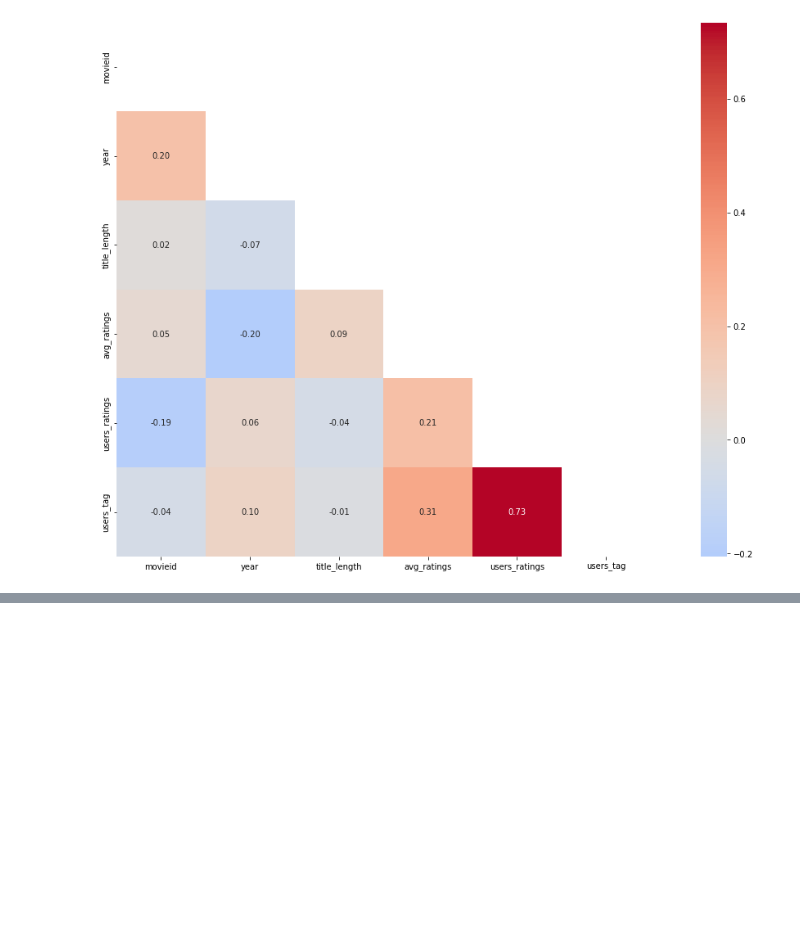
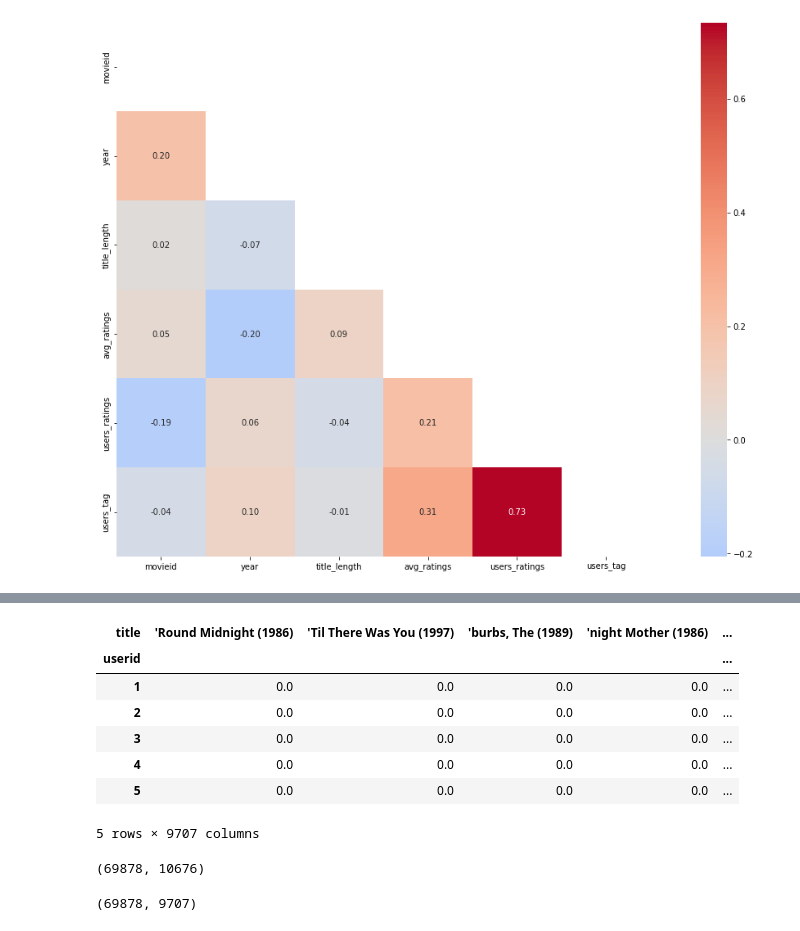
Before and after one commit to camilocbarrera/rs-project, a Jupyter notebook: preprocessing_data.ipynb, the cells around one changed output, grey strips where cells are left out. Cells and saved outputs as stored; diff of their text form; code cells hidden in the pictures; blank space fills up the shorter version.

```diff
--- a/preprocessing_data.ipynb
+++ b/preprocessing_data.ipynb
@@ -16,4 +16,4 @@ os.listdir()
 # %%
-df_movies = pd.read_csv('movies.dat', header=None, sep='::')
-df_ratings = pd.read_csv('ratings.dat', header=None, sep='::')
-df_tags = pd.read_csv('tags.dat', header=None, sep='::')
+df_movies = pd.read_csv('datasets/ml-10m/ml-10M100K/movies.dat', header=None, sep='::')
+df_ratings = pd.read_csv('datasets/ml-10m/ml-10M100K/ratings.dat', header=None, sep='::')
+df_tags = pd.read_csv('datasets/ml-10m/ml-10M100K/tags.dat', header=None, sep='::')
@@ -287,0 +307,2 @@ movies_feature_df.head()
+# %%
+df_movies_users_ratings = pd.merge(df_movies,df_ratings).drop(['timestamp','genres','movieid'],axis=1)
@@ -287,0 +318,17 @@ movies_feature_df.head()
+# %%
+user_ratings = df_movies_users_ratings.pivot_table(index='userid',columns=['title'],values='rating')
+# %%
+user_ratings.head()
+# %% [output]
+| title | 'Round Midnight (1986) | 'Til There Was You (1997) | 'burbs, The (1989) | 'night Mother (1986) | ... |
+| userid |  |  |  |  | ... |
+| 1 | 0.0 | 0.0 | 0.0 | 0.0 | ... |
+| 2 | 0.0 | 0.0 | 0.0 | 0.0 | ... |
+| 3 | 0.0 | 0.0 | 0.0 | 0.0 | ... |
+| 4 | 0.0 | 0.0 | 0.0 | 0.0 | ... |
+| 5 | 0.0 | 0.0 | 0.0 | 0.0 | ... |
+5 rows × 9707 columns
+# %%
+user_ratings.shape
+# %% [output]
+(69878, 10676)
@@ -287,0 +339,4 @@ movies_feature_df.head()
+# %%
+user_ratings.shape
+# %% [output]
+(69878, 9707)
```
Also changed, not shown: parts of 42 cells of this notebook, 3 other files.
